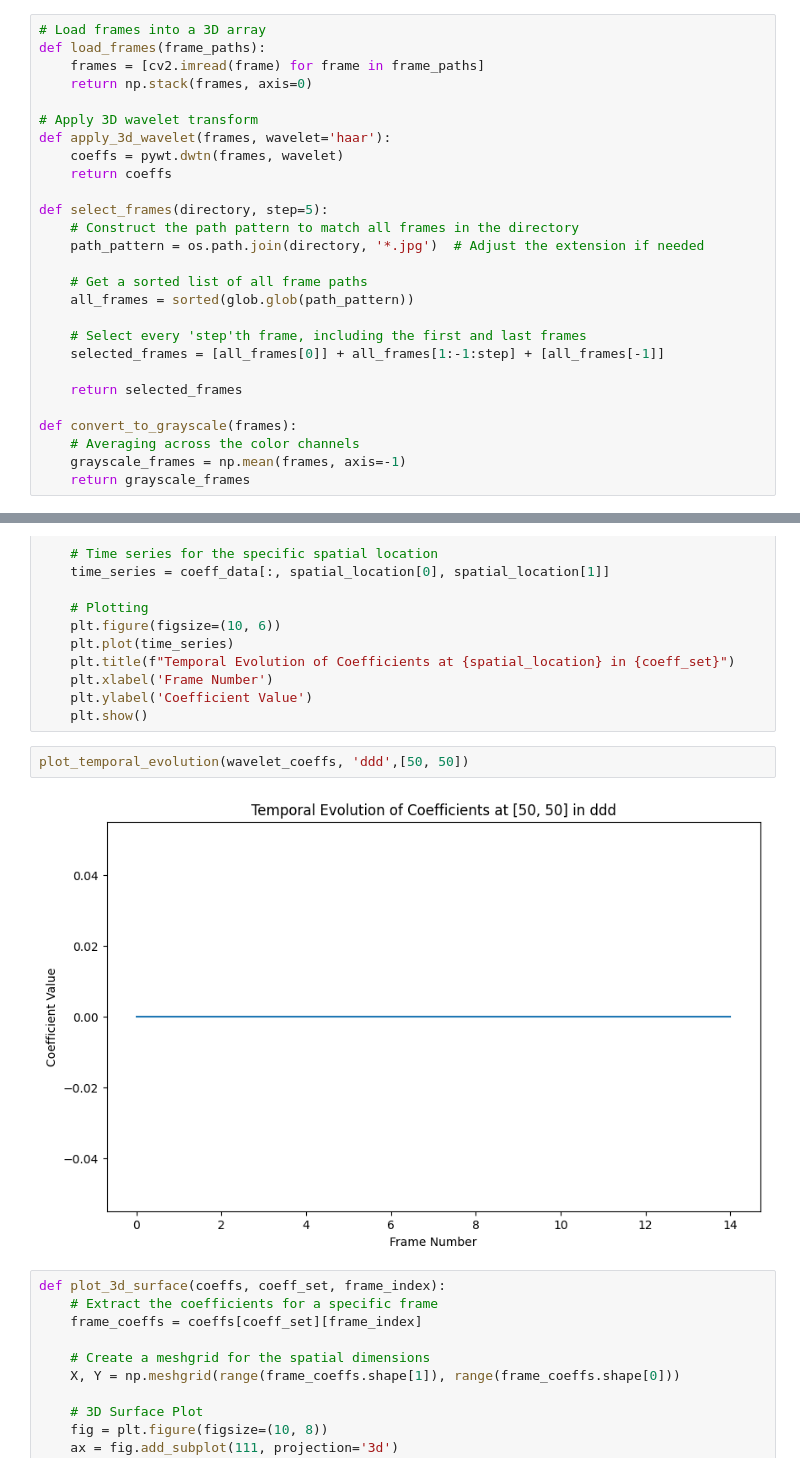
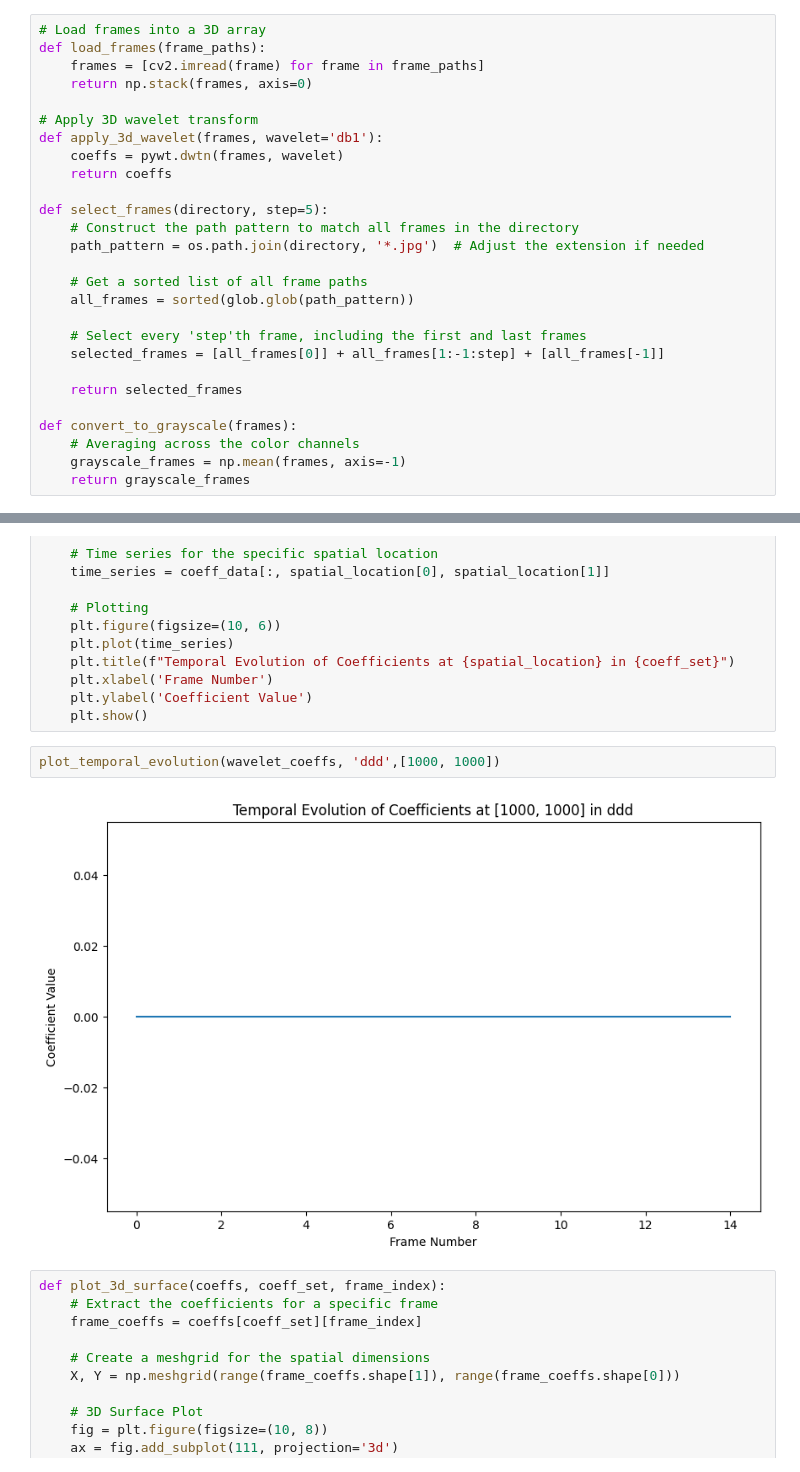
Before and after one commit to erusconiclerici/collectiveNematodes, a Jupyter notebook: Code/Python/wavelet_transform.ipynb, the cells around one changed output, grey strips where cells are left out. Saved outputs shown, nothing was run; the diff lists cells and outputs as text.

Commit message:
added some new visualization code

```diff
--- a/Code/Python/wavelet_transform.ipynb
+++ b/Code/Python/wavelet_transform.ipynb
@@ -26,7 +26,7 @@ def load_frames(frame_paths):
     return np.stack(frames, axis=0)
 
 # Apply 3D wavelet transform
-def apply_3d_wavelet(frames, wavelet='haar'):
+def apply_3d_wavelet(frames, wavelet='db1'):
     coeffs = pywt.dwtn(frames, wavelet)
     return coeffs
 
@@ -162,9 +162,9 @@ def plot_temporal_evolution(coeffs, coeff_set, spatial_location):
     plt.ylabel('Coefficient Value')
     plt.show()
 # %%
-plot_temporal_evolution(wavelet_coeffs, 'ddd',[50, 50])
+plot_temporal_evolution(wavelet_coeffs, 'ddd',[1000, 1000])
 # %% [output]
-[figure, old version]
+[figure, new version]
 # %%
 def plot_3d_surface(coeffs, coeff_set, frame_index):
     # Extract the coefficients for a specific frame
```
Also changed, not shown: parts of 6 cells of this notebook.
